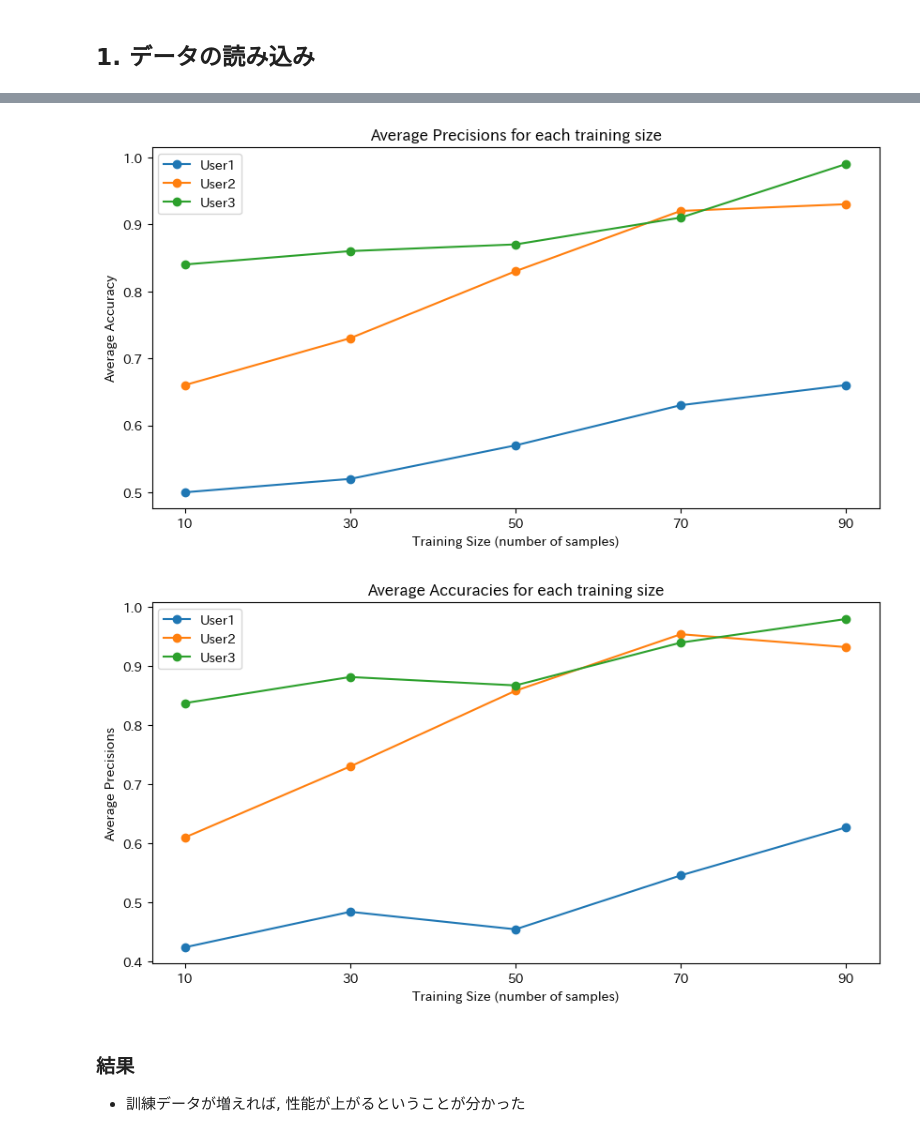
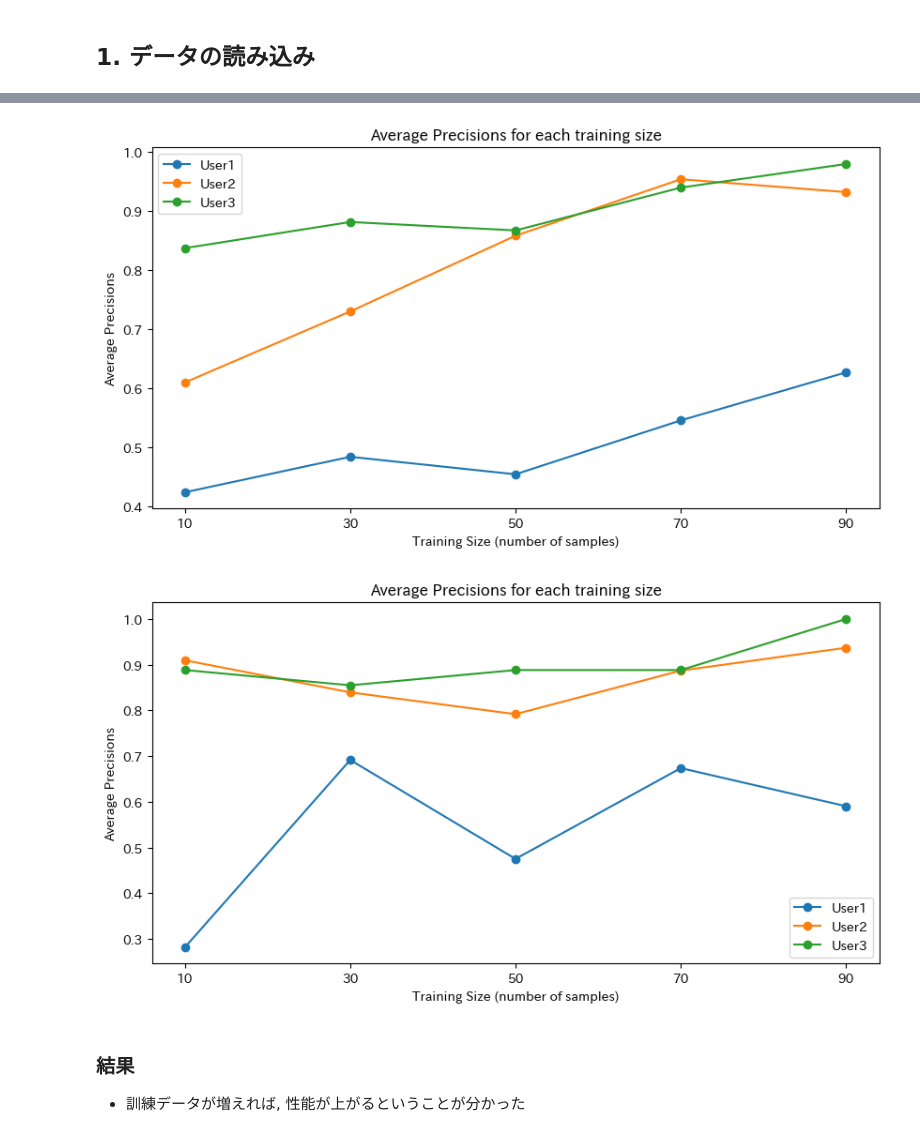
Before and after one commit to Ryosuke1025/RecommenderAlgorithm, a Jupyter notebook: recommender.ipynb, the cells around one changed output, grey strips where cells are left out. Drawn from its saved outputs; the diff is of its cells as text; code cells hidden in the pictures.

```diff
--- a/recommender.ipynb
+++ b/recommender.ipynb
@@ -303,13 +235,10 @@ User2
 # %%
-from sklearn.metrics import classification_report
-from sklearn.model_selection import KFold
-
 # 指定された訓練データのサイズ
 training_sizes = [10, 30, 50, 70, 90]
 def train(user_ratings_np):
 
-    mean_accuracies = {size: [] for size in training_sizes}
     mean_precisions = {size: [] for size in training_sizes}
+    mean_recalls = {size: [] for size in training_sizes}
 
     for train_index, test_index in kf.split(features_np):
         # テストデータを固定
@@ -321,56 +250,57 @@ def train(user_ratings_np):
             y_train = user_ratings_np[train_index[:size]]
 
             # モデルを訓練
             classifier = DecisionTreeClassifier(random_state=0)
             classifier.fit(X_train, y_train)
 
             # テストデータに対する予測
             predictions = classifier.predict(X_test)
 
-            # 正解率と適合率を計算
-            accuracy = accuracy_score(y_test, predictions)
+            # 適合率を計算
             precision = precision_score(y_test, predictions, zero_division=0)
+            # 再現率を計算
+            recall = recall_score(y_test, predictions, zero_division=0)
 
             # スコアをリストに追加
-            mean_accuracies[size].append(accuracy)
             mean_precisions[size].append(precision)
+            mean_recalls[size].append(recall)
 
     # 各訓練サイズについて平均スコアを計算
-    final_accuracies = [np.mean(mean_accuracies[size]) for size in training_sizes]
     final_precisions = [np.mean(mean_precisions[size]) for size in training_sizes]
+    final_recalls = [np.mean(mean_recalls[size]) for size in training_sizes]
 
-    return final_accuracies, final_precisions
+    return final_precisions, final_recalls
 
-user1_final_accuracies, user1_final_precisions = train(user1_ratings_np)
-user2_final_accuracies, user2_final_precisions = train(user2_ratings_np)
-user3_final_accuracies, user3_final_precisions = train(user3_ratings_np)
-
-# 正解率をプロット
-plt.figure(figsize=(10, 5))
-plt.plot(training_sizes, user1_final_accuracies, label='User1', marker='o')
-plt.plot(training_sizes, user2_final_accuracies, label='User2', marker='o')
-plt.plot(training_sizes, user3_final_accuracies, label='User3', marker='o')
-plt.title('Average Precisions for each training size')
-plt.xlabel('Training Size (number of samples)')
-plt.ylabel('Average Accuracy')
-plt.xticks(training_sizes)
-plt.legend()
-plt.show()
+user1_final_precisions, user1_final_recalls = train(user1_ratings_np)
+user2_final_precisions, user2_final_recalls = train(user2_ratings_np)
+user3_final_precisions, user3_final_recalls = train(user3_ratings_np)
 
 # 適合率をプロット
 plt.figure(figsize=(10, 5))
 plt.plot(training_sizes, user1_final_precisions, label='User1', marker='o')
 plt.plot(training_sizes, user2_final_precisions, label='User2', marker='o')
 plt.plot(training_sizes, user3_final_precisions, label='User3', marker='o')
-plt.title('Average Accuracies for each training size')
+plt.title('Average Precisions for each training size')
 plt.xlabel('Training Size (number of samples)')
 plt.ylabel('Average Precisions')
 plt.xticks(training_sizes)
 plt.legend()
 plt.show()
+
+# 再現率をプロット
+plt.figure(figsize=(10, 5))
+plt.plot(training_sizes, user1_final_recalls, label='User1', marker='o')
+plt.plot(training_sizes, user2_final_recalls, label='User2', marker='o')
+plt.plot(training_sizes, user3_final_recalls, label='User3', marker='o')
+plt.title('Average Precisions for each training size')
+plt.xlabel('Training Size (number of samples)')
+plt.ylabel('Average Precisions')
+plt.xticks(training_sizes)
+plt.legend()
+plt.show()
 # %% [output]
-[figure, old version]
+[figure, new version]
-[figure, old version]
+[figure, new version]
 # %% [markdown]
 ### 結果
 - 訓練データが増えれば, 性能が上がるということが分かった
```
Also changed, not shown: parts of 21 cells of this notebook.
